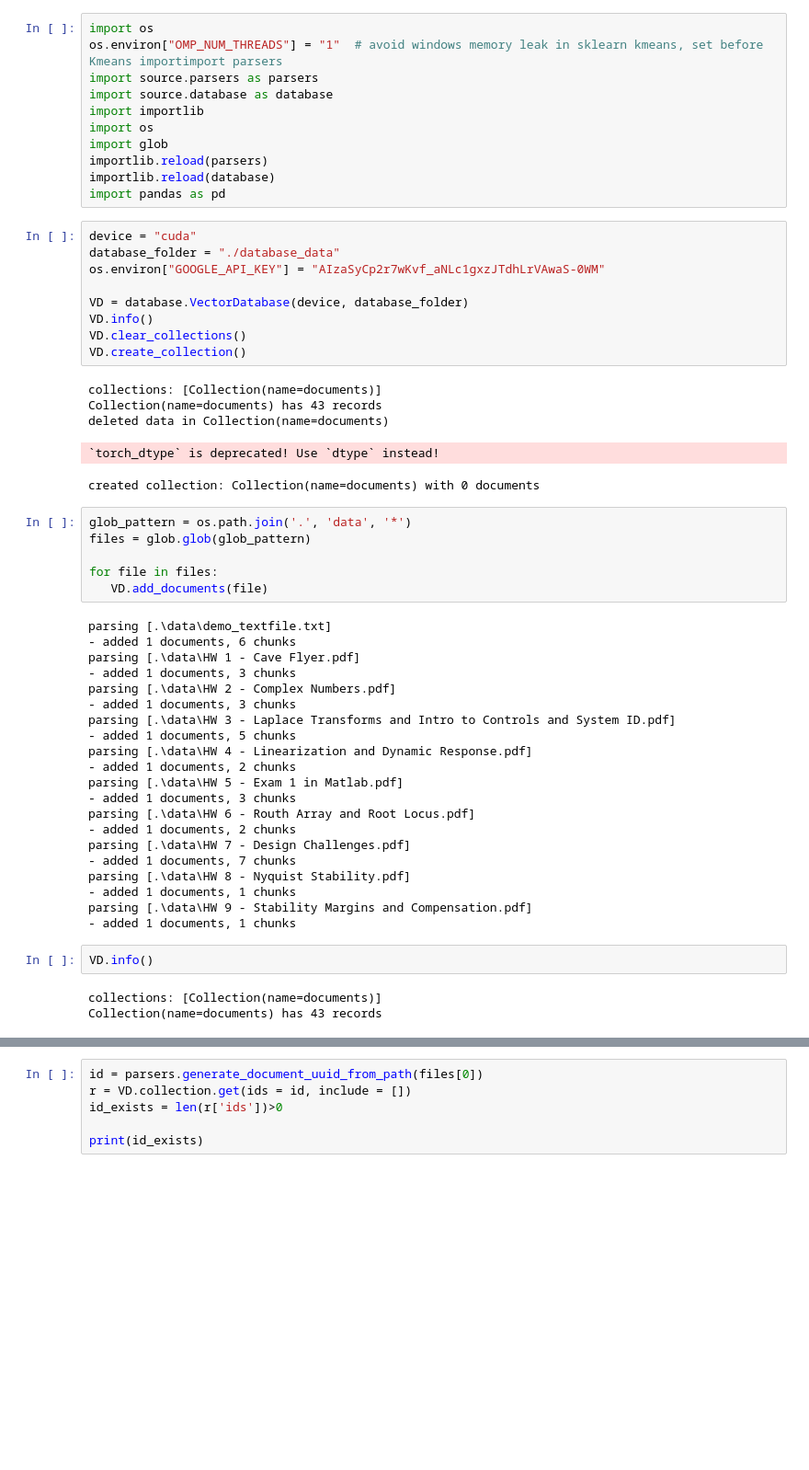
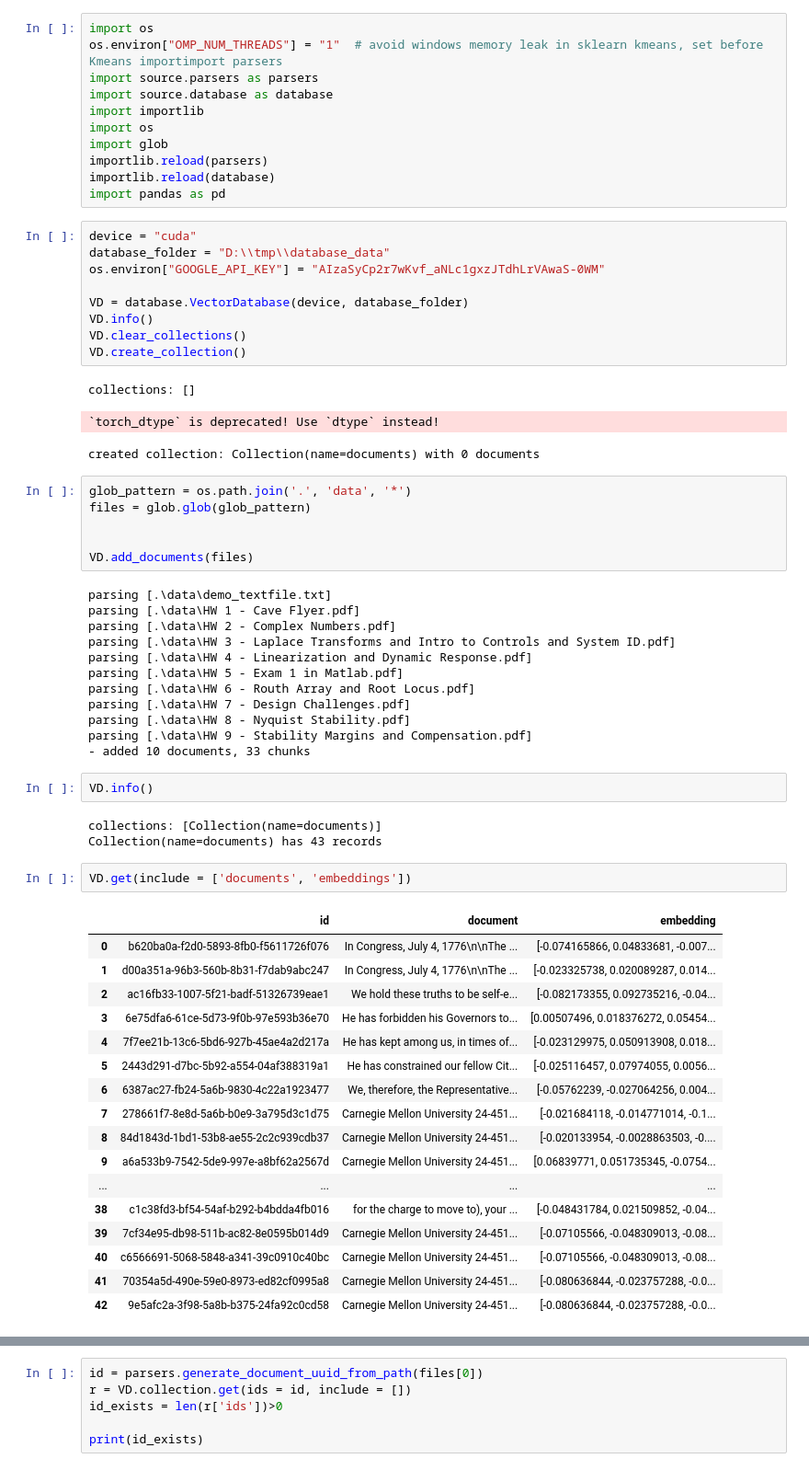
Before and after one commit to Shroff20/rag2, a Jupyter notebook: demo.ipynb, the cells around one changed output, grey strips where cells are left out. Shown at 92% size. Saved outputs shown, nothing was run; the diff lists cells and outputs as text; blank space fills up the shorter version.

```diff
--- a/demo.ipynb
+++ b/demo.ipynb
@@ -11,7 +11,7 @@ importlib.reload(database)
 import pandas as pd
 # %%
 device = "cuda"
-database_folder = "./database_data"
+database_folder = "D:\\tmp\\database_data"
 os.environ["GOOGLE_API_KEY"] = "AIzaSyCp2r7wKvf_aNLc1gxzJTdhLrVAwaS-0WM"
 
 VD = database.VectorDatabase(device, database_folder)
@@ -19,43 +19,52 @@ VD.info()
 VD.clear_collections()
 VD.create_collection()
 # %% [output]
-collections: [Collection(name=documents)]
-Collection(name=documents) has 43 records
-deleted data in Collection(name=documents)
+collections: []
 `torch_dtype` is deprecated! Use `dtype` instead!
 created collection: Collection(name=documents) with 0 documents
 # %%
 glob_pattern = os.path.join('.', 'data', '*')
 files = glob.glob(glob_pattern)
 
-for file in files:
-   VD.add_documents(file)
+
+VD.add_documents(files)
 # %% [output]
 parsing [.\data\demo_textfile.txt]
-- added 1 documents, 6 chunks
 parsing [.\data\HW 1 - Cave Flyer.pdf]
-- added 1 documents, 3 chunks
 parsing [.\data\HW 2 - Complex Numbers.pdf]
-- added 1 documents, 3 chunks
 parsing [.\data\HW 3 - Laplace Transforms and Intro to Controls and System ID.pdf]
-- added 1 documents, 5 chunks
 parsing [.\data\HW 4 - Linearization and Dynamic Response.pdf]
-- added 1 documents, 2 chunks
 parsing [.\data\HW 5 - Exam 1 in Matlab.pdf]
-- added 1 documents, 3 chunks
 parsing [.\data\HW 6 - Routh Array and Root Locus.pdf]
-- added 1 documents, 2 chunks
 parsing [.\data\HW 7 - Design Challenges.pdf]
-- added 1 documents, 7 chunks
 parsing [.\data\HW 8 - Nyquist Stability.pdf]
-- added 1 documents, 1 chunks
 parsing [.\data\HW 9 - Stability Margins and Compensation.pdf]
-- added 1 documents, 1 chunks
+- added 10 documents, 33 chunks
 # %%
 VD.info()
 # %% [output]
 collections: [Collection(name=documents)]
 Collection(name=documents) has 43 records
+# %%
+VD.get(include = ['documents', 'embeddings'])
+# %% [output]
+|  | id | document | embedding |
+| 0 | b620ba0a-f2d0-5893-8fb0-f5611726f076 | In Congress, July 4, 1776\n\nThe ... | [-0.074165866, 0.04833681, -0.007... |
+| 1 | d00a351a-96b3-560b-8b31-f7dab9abc247 | In Congress, July 4, 1776\n\nThe ... | [-0.023325738, 0.020089287, 0.014... |
+| 2 | ac16fb33-1007-5f21-badf-51326739eae1 | We hold these truths to be self-e... | [-0.082173355, 0.092735216, -0.04... |
+| 3 | 6e75dfa6-61ce-5d73-9f0b-97e593b36e70 | He has forbidden his Governors to... | [0.00507496, 0.018376272, 0.05454... |
+| 4 | 7f7ee21b-13c6-5bd6-927b-45ae4a2d217a | He has kept among us, in times of... | [-0.023129975, 0.050913908, 0.018... |
+| 5 | 2443d291-d7bc-5b92-a554-04af388319a1 | He has constrained our fellow Cit... | [-0.025116457, 0.07974055, 0.0056... |
+| 6 | 6387ac27-fb24-5a6b-9830-4c22a1923477 | We, therefore, the Representative... | [-0.05762239, -0.027064256, 0.004... |
+| 7 | 278661f7-8e8d-5a6b-b0e9-3a795d3c1d75 | Carnegie Mellon University 24-451... | [-0.021684118, -0.014771014, -0.1... |
+| 8 | 84d1843d-1bd1-53b8-ae55-2c2c939cdb37 | Carnegie Mellon University 24-451... | [-0.020133954, -0.0028863503, -0.... |
+| 9 | a6a533b9-7542-5de9-997e-a8bf62a2567d | Carnegie Mellon University 24-451... | [0.06839771, 0.051735345, -0.0754... |
+| ... | ... | ... | ... |
+| 38 | c1c38fd3-bf54-54af-b292-b4bdda4fb016 | for the charge to move to), your ... | [-0.048431784, 0.021509852, -0.04... |
+| 39 | 7cf34e95-db98-511b-ac82-8e0595b014d9 | Carnegie Mellon University 24-451... | [-0.07105566, -0.048309013, -0.08... |
+| 40 | c6566691-5068-5848-a341-39c0910c40bc | Carnegie Mellon University 24-451... | [-0.07105566, -0.048309013, -0.08... |
+| 41 | 70354a5d-490e-59e0-8973-ed82cf0995a8 | Carnegie Mellon University 24-451... | [-0.080636844, -0.023757288, -0.0... |
+| 42 | 9e5afc2a-3f98-5a8b-b375-24fa92c0cd58 | Carnegie Mellon University 24-451... | [-0.080636844, -0.023757288, -0.0... |
 # %%
 results = VD.collection.query(query_texts='test', include = ['embeddings'])
 df_results = database._results_to_df(results, keep_cols = ['id', 'document', 'embedding'], document_length_limit= 10)
```
Also changed, not shown: parts of 11 cells of this notebook, 2 other files.
